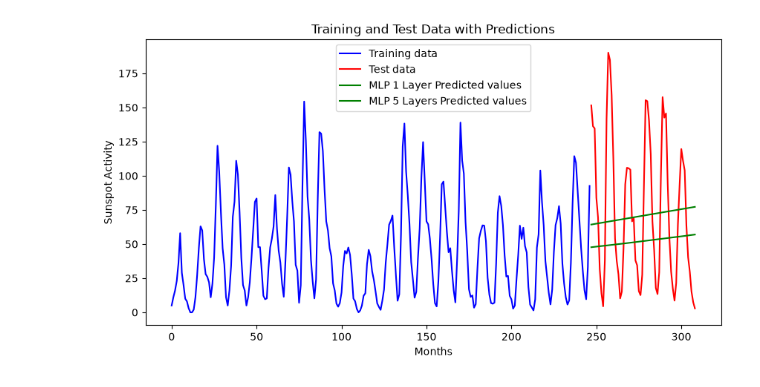
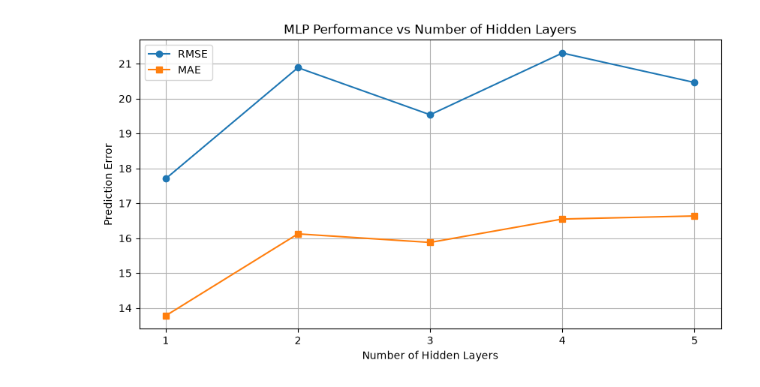
Before and after one commit to kazaarplaya/Artificial-Intelligence, a Jupyter notebook: Lab07_puja0009/Misc/question1.ipynb, the cells around one changed output. Cells and saved outputs as stored; diff of their text form; code cells hidden in the pictures.

```diff
--- a/Lab07_puja0009/Misc/question1.ipynb
+++ b/Lab07_puja0009/Misc/question1.ipynb
@@ -45,13 +96,26 @@ MLP (5 layer) RMSE; 53.85742819690229
 # %%
 plt.figure(figsize=(10, 5))
-plt.plot(X_train[:, -1], y_train, 'b-', label='Training data')
-plt.plot(X_test, y_test, 'r-', label='Test data')
-plt.plot(X_test, y_pred_mlp_1, 'g-', label='MLP 1 Layer Predicted values')
-plt.plot(X_test, y_pred_mlp_5, 'g-', label='MLP 5 Layers Predicted values')
+
+plt.plot(
+    results_df["Hidden Layers"],
+    results_df["RMSE"],
+    marker="o",
+    label="RMSE"
+)
+
+plt.plot(
+    results_df["Hidden Layers"],
+    results_df["MAE"],
+    marker="s",
+    label="MAE"
+)
+
+plt.xlabel("Number of Hidden Layers")
+plt.ylabel("Prediction Error")
+plt.title("MLP Performance vs Number of Hidden Layers")
+plt.xticks(range(1, 6))
 plt.legend()
-plt.title('Training and Test Data with Predictions')
-plt.xlabel('Months')
-plt.ylabel('Sunspot Activity')
+plt.grid(True)
 plt.show()
 # %% [output]
-[figure, old version]
+[figure, new version]
```
Also changed, not shown: parts of 3 cells of this notebook, 10 other files.
